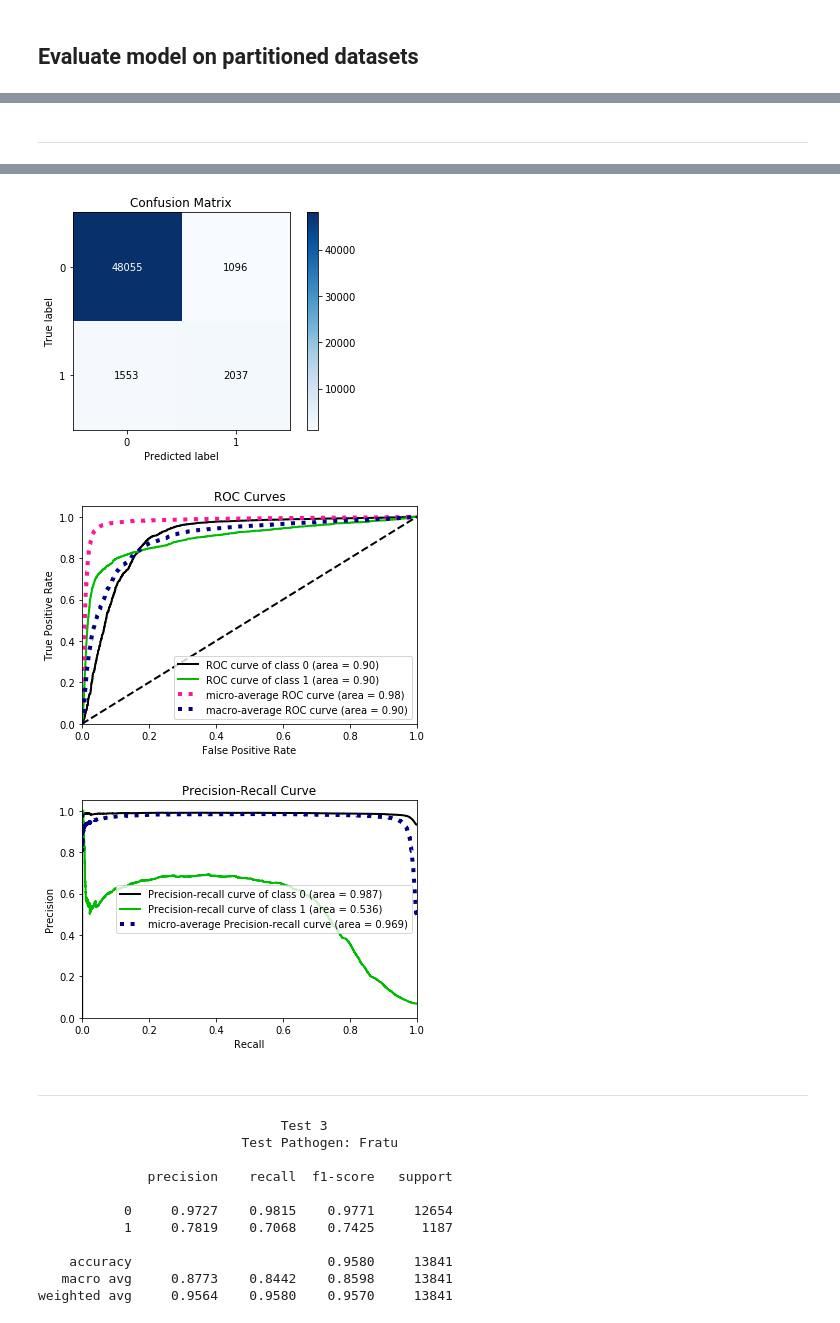
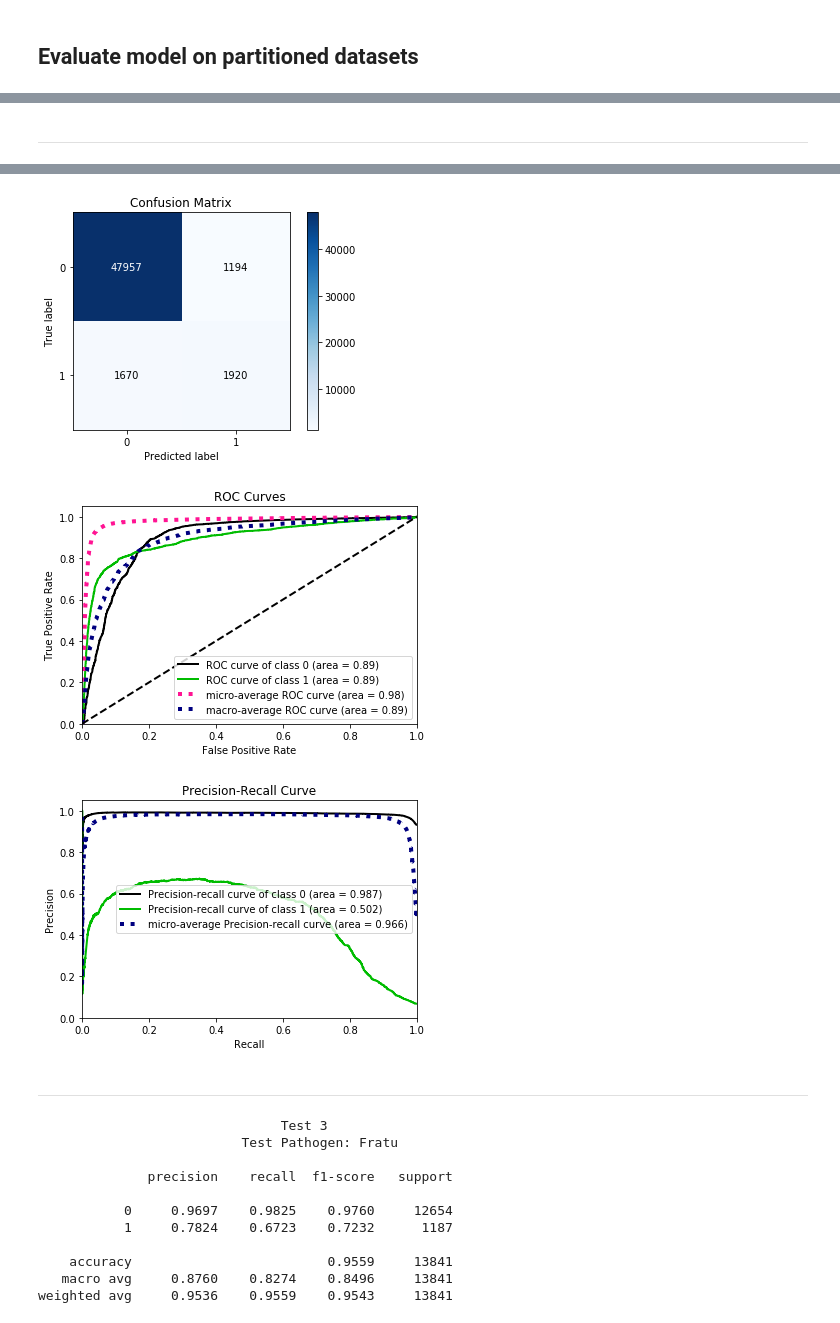
Before and after one commit to reinhartg/HP-PPI-prediction, a Jupyter notebook: codes/4. Classifier Training.ipynb, the cells around one changed output, grey strips where cells are left out. Saved outputs shown, nothing was run; the diff lists cells and outputs as text; code cells hidden in the pictures.

```diff
--- a/codes/4. Classifier Training.ipynb
+++ b/codes/4. Classifier Training.ipynb
@@ -78,7 +77,7 @@ Bayesian search on `LogisticRegression` with `BayesSearchCV`
 estimator = LogisticRegression(solver='lbfgs', penalty='l2',
                                max_iter=3000, random_state=SEED)
 
-pipe = Pipeline([('clf', estimator)])
+pipe = Pipeline([('scaler', MaxAbsScaler()), ('clf', estimator)])
 # %%
 # Callback function
 def status_print(optim_result):
@@ -90,16 +89,13 @@ def status_print(optim_result):
           % (n, scoring, opt.best_score_))
 # %%
 # Perform hyperparameter optimization
-param_space = {
-    'clf__C': (0.125, 16, 'log-uniform')
-    #'clf__l1_ratio': (0., 1., 'uniform')
-}
+param_space = {'clf__C': (1e-3, 1e2, 'log-uniform')}
 
 cv = StratifiedKFold(n_splits=10, shuffle=True, random_state=SEED)
 scoring = 'neg_log_loss'
 
 opt = BayesSearchCV(pipe, param_space,cv=cv, scoring=scoring, n_iter=50,
-                    n_jobs=-1, verbose=0, random_state=SEED)
+                    n_jobs=5, verbose=0, random_state=SEED)
 
 cv_results = opt.fit(X_train, y_train, callback=status_print)
 # %% [output]
@@ -123,6 +119,7 @@ Iteration 50, best neg_log_loss score: -0.110135
 # %%
 # Set best estimator as classifier
 opt.best_params_
+
 print('Test %s score: %.4f' % (scoring, opt.score(X_test, y_test)))
-clf = opt.best_estimator_
+pipe = opt.best_estimator_
 # %% [output]
@@ -131,7 +128,8 @@ Test neg_log_loss score: -0.1020
 # %%
 # Evaluate model
-y_pred = clf.predict(X_test)
-y_proba = clf.predict_proba(X_test)
+
+y_pred = pipe.predict(X_test)
+y_proba = pipe.predict_proba(X_test)
 
 print(classification_report(y_test, y_pred, digits=4))
 
@@ -164,13 +162,13 @@ for p_test in pathogens:
     p_train = [p for p in pathogens if p != p_test]
     X_train, y_train = get_dataset(p_train)
 
-    # Train classifier with validation set
-    _ = clf.fit(X_train, y_train)
+    # Train pipeline
+    _ = pipe.fit(X_train, y_train)
 
     # Evaluate performance on test set
     X_test, y_test = get_dataset([p_test])
-    y_pred = clf.predict(X_test)
-    y_proba = clf.predict_proba(X_test)
+    y_pred = pipe.predict(X_test)
+    y_proba = pipe.predict_proba(X_test)
 
     i += 1
 
@@ -215,18 +213,18 @@ weighted avg     0.9470    0.9498    0.9482     52741
 [figure]
-[figure, old version]
+[figure, new version]
-[figure, old version]
+[figure, new version]
 <hr></hr>
                                Test 3
                           Test Pathogen: Fratu
 
               precision    recall  f1-score   support
 
-           0     0.9727    0.9815    0.9771     12654
-           1     0.7819    0.7068    0.7425      1187
+           0     0.9697    0.9825    0.9760     12654
+           1     0.7824    0.6723    0.7232      1187
 
-    accuracy                         0.9580     13841
-   macro avg     0.8773    0.8442    0.8598     13841
-weighted avg     0.9564    0.9580    0.9570     13841
+    accuracy                         0.9559     13841
+   macro avg     0.8760    0.8274    0.8496     13841
+weighted avg     0.9536    0.9559    0.9543     13841
 [figure]
 ... (3 outputs left out)
 # %%
```
Also changed, not shown: parts of 13 cells of this notebook, 1 other file.
